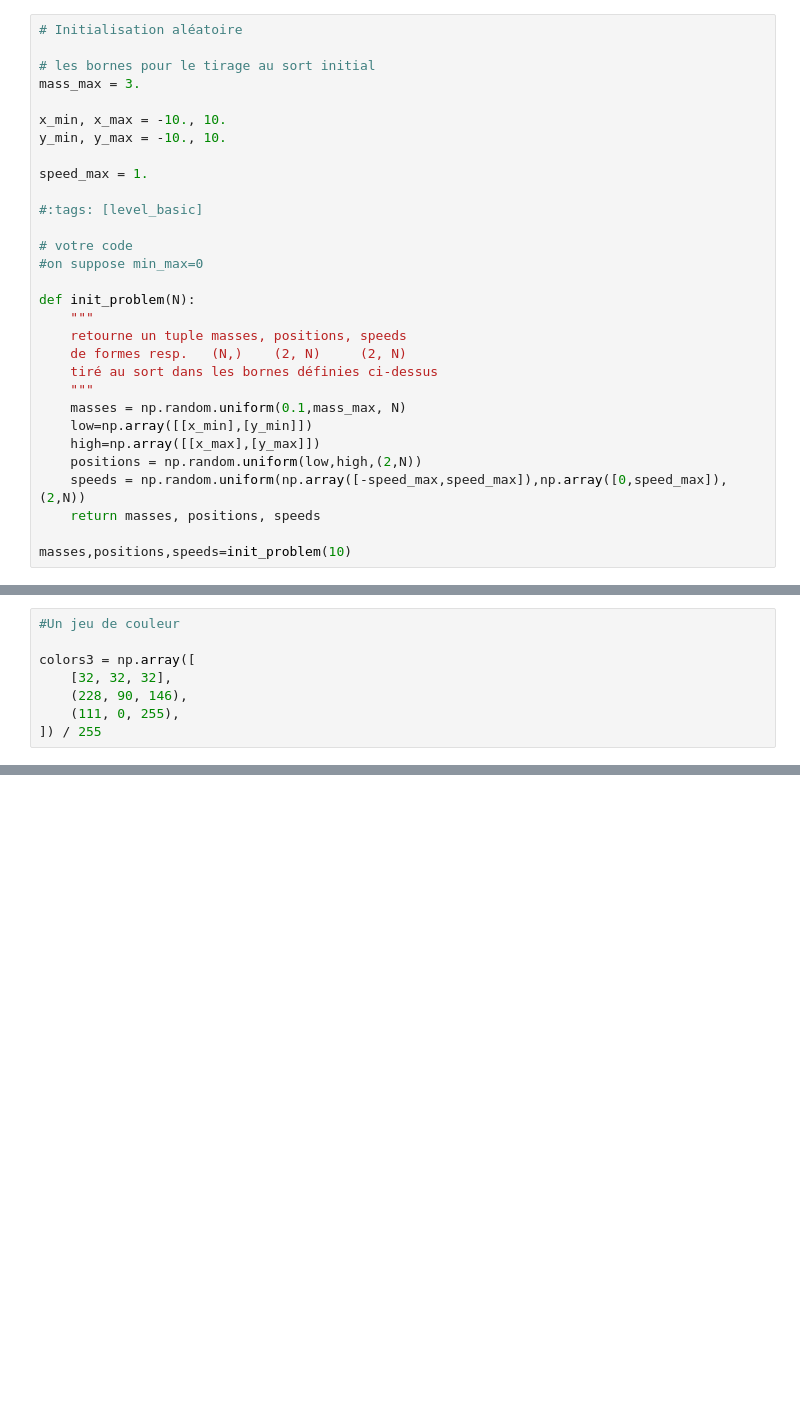
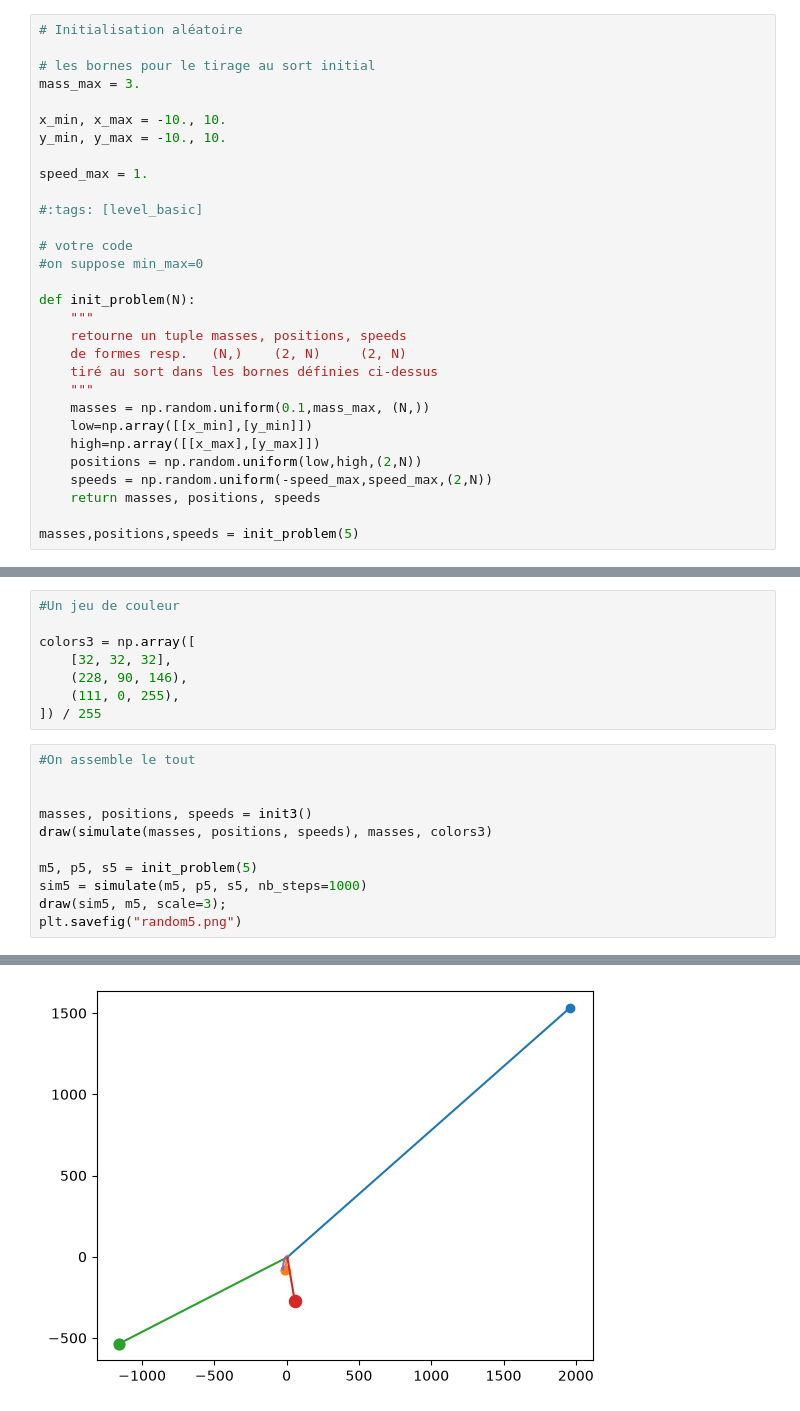
Before and after one commit to lousita/TP_3_Broadcasting, a Jupyter notebook: Notebook.ipynb, the cells around one changed output, grey strips where cells are left out. Drawn from its saved outputs; the diff is of its cells as text; blank space fills up the shorter version.

Commit message:
Correction pour la fonction init_problem

```diff
--- a/Notebook.ipynb
+++ b/Notebook.ipynb
@@ -58,14 +58,14 @@ def init_problem(N):
     de formes resp.   (N,)    (2, N)     (2, N)
     tiré au sort dans les bornes définies ci-dessus
     """
-    masses = np.random.uniform(0.1,mass_max, N)
+    masses = np.random.uniform(0.1,mass_max, (N,))
     low=np.array([[x_min],[y_min]])
     high=np.array([[x_max],[y_max]])
     positions = np.random.uniform(low,high,(2,N))
-    speeds = np.random.uniform(np.array([-speed_max,speed_max]),np.array([0,speed_max]),(2,N))
+    speeds = np.random.uniform(-speed_max,speed_max,(2,N))
     return masses, positions, speeds
 
-masses,positions,speeds=init_problem(10)
+masses,positions,speeds = init_problem(5)
 # %%
 #Initialisationreproductible
 
@@ -184,3 +184,15 @@ colors3 = np.array([
     (228, 90, 146),
     (111, 0, 255),
 ]) / 255
+# %%
+#On assemble le tout
+
+
+masses, positions, speeds = init3()
+draw(simulate(masses, positions, speeds), masses, colors3)
+
+m5, p5, s5 = init_problem(5)
+sim5 = simulate(m5, p5, s5, nb_steps=1000)
+draw(sim5, m5, scale=3);
+plt.savefig("random5.png")
+# %% [output]
@@ -186,0 +200 @@ colors3 = np.array([
+[figure, added]
```
Also changed, not shown: parts of 1 cell of this notebook, 1 other file.
